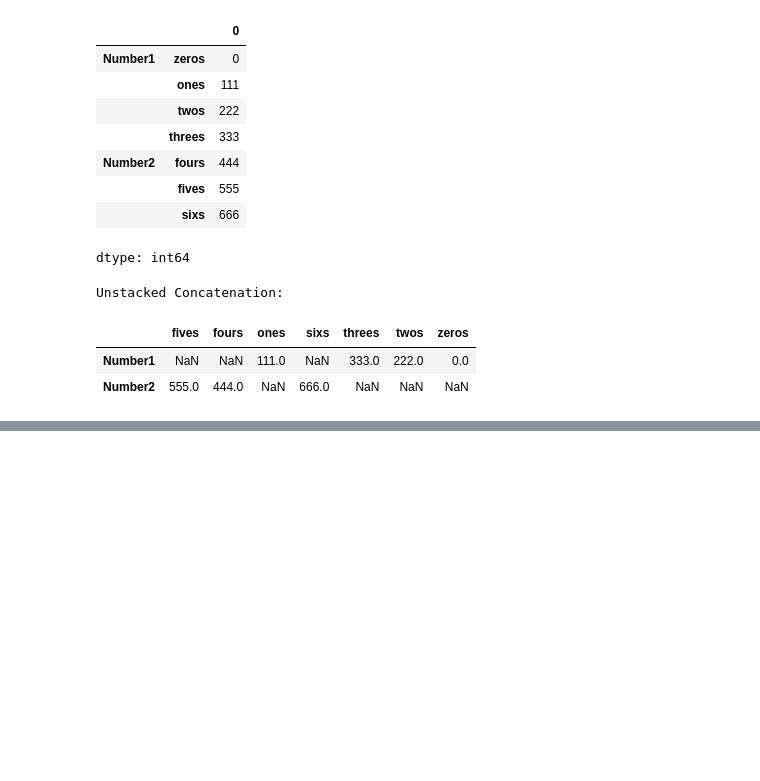
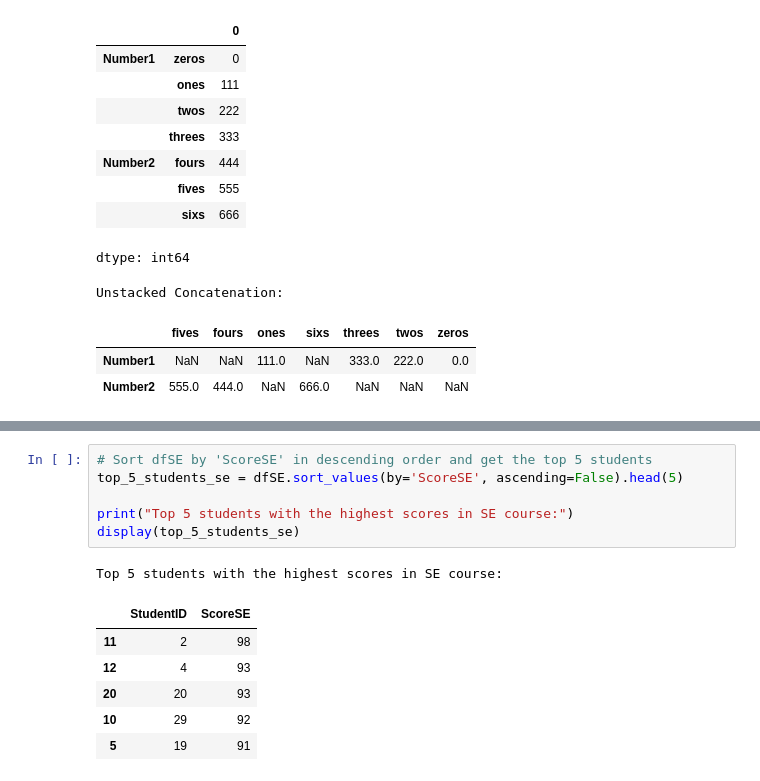
Before and after one commit to Harjot-Kaur25/EDA-, a Jupyter notebook: DATA_PREP_LAB.ipynb, the cells around one changed output, grey strips where cells are left out. Cells and saved outputs as stored; diff of their text form; blank space fills up the shorter version.

```diff
--- a/DATA_PREP_LAB.ipynb
+++ b/DATA_PREP_LAB.ipynb
@@ -117,0 +155,14 @@ Unstacked Concatenation:
+# %%
+# Sort dfSE by 'ScoreSE' in descending order and get the top 5 students
+top_5_students_se = dfSE.sort_values(by='ScoreSE', ascending=False).head(5)
+
+print("Top 5 students with the highest scores in SE course:")
+display(top_5_students_se)
+# %% [output]
+Top 5 students with the highest scores in SE course:
+|  | StudentID | ScoreSE |
+| 11 | 2 | 98 |
+| 12 | 4 | 93 |
+| 20 | 20 | 93 |
+| 10 | 29 | 92 |
+| 5 | 19 | 91 |
```
Also changed, not shown: parts of 2 cells of this notebook.
